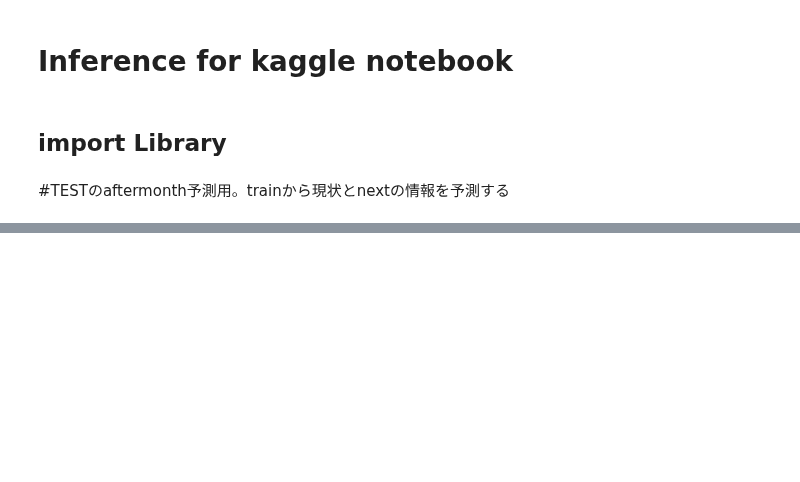
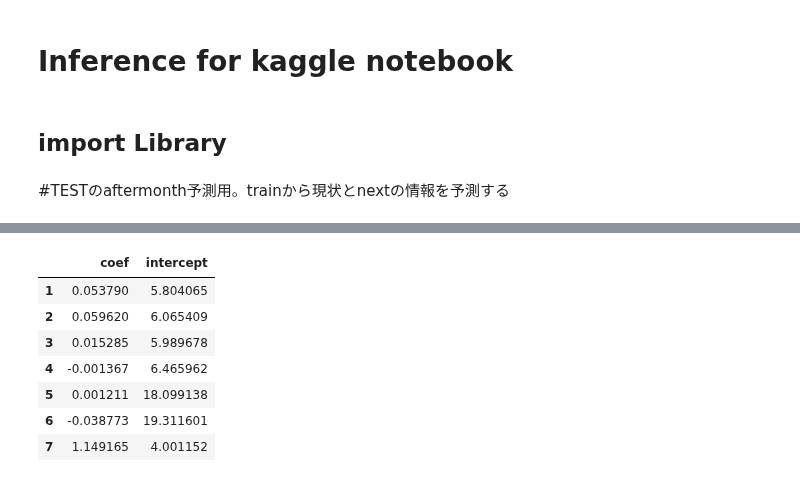
Before and after one commit to kunai-3txk/Compe_tonyobyo, a Jupyter notebook: AMP_fit.ipynb, the cells around one changed output, grey strips where cells are left out. Cells and saved outputs as stored; diff of their text form; code cells hidden in the pictures; blank space fills up the shorter version.

```diff
--- a/AMP_fit.ipynb
+++ b/AMP_fit.ipynb
@@ -907,3 +924,30 @@ model_u3 = fit_catboost_fold1(X,y)
+# %%
+#EDA
+train_clinical_shift_pred[train_clinical_shift_pred['visit_month'] == 0][['updrs_1','updrs_1_after']].groupby('updrs_1').mean().reset_index()
+#train_clinical_shift_pred.info()
+
+train_clinical_shift_pred_24 = train_clinical_shift_pred[train_clinical_shift_pred['visit_month'] <= 24]
+train_shift_24_pivot=train_clinical_shift_pred_24.pivot_table(index=['visit_month'], aggfunc='mean').reset_index()
+
+from sklearn.linear_model import LinearRegression
+
+coef_intercept_df = pd.DataFrame(columns=['coef', 'intercept'])
+for i in range(1, len(train_shift_24_pivot.columns)):
+    X = train_shift_24_pivot['visit_month'].values.reshape(-1,1)
+    y = train_shift_24_pivot.iloc[:, i].values
+    reg = LinearRegression().fit(X, y)
+    coef_intercept_df.loc[i] = [reg.coef_[0], reg.intercept_]
+
+coef_intercept_df
+# %% [output]
+|  | coef | intercept |
+| 1 | 0.053790 | 5.804065 |
+| 2 | 0.059620 | 6.065409 |
+| 3 | 0.015285 | 5.989678 |
+| 4 | -0.001367 | 6.465962 |
+| 5 | 0.001211 | 18.099138 |
+| 6 | -0.038773 | 19.311601 |
+| 7 | 1.149165 | 4.001152 |
 # %%
 df_test_shift_pred = df_test_pred_.copy()
 df_test_shift_pred.drop(['visit_id'],axis=1,inplace=True)
```
Also changed, not shown: parts of 7 cells of this notebook.
